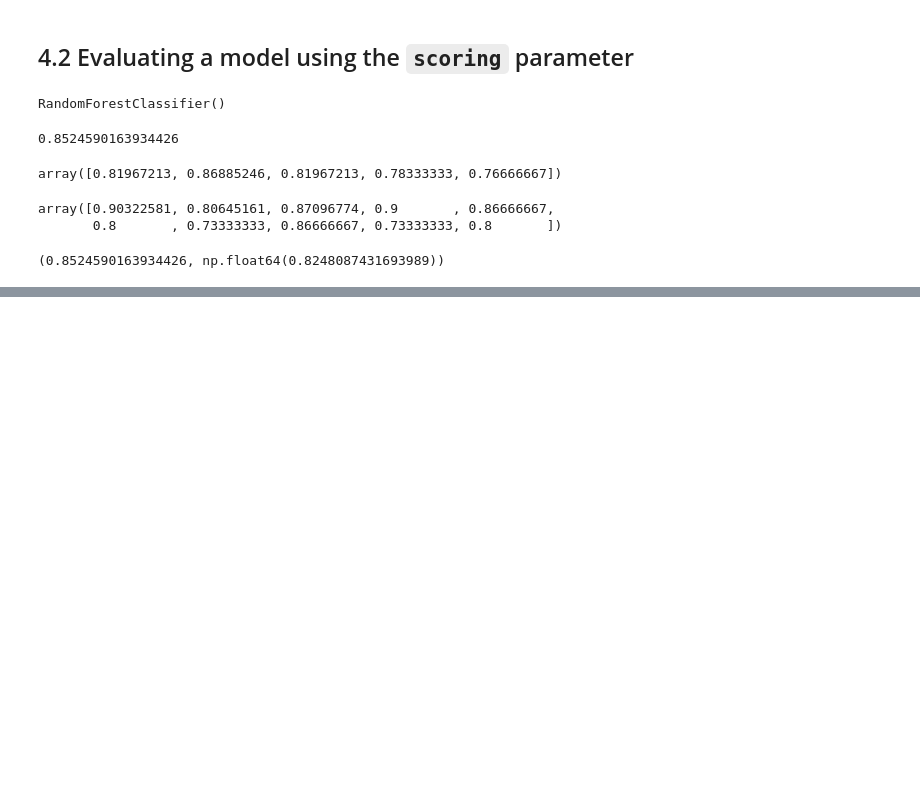
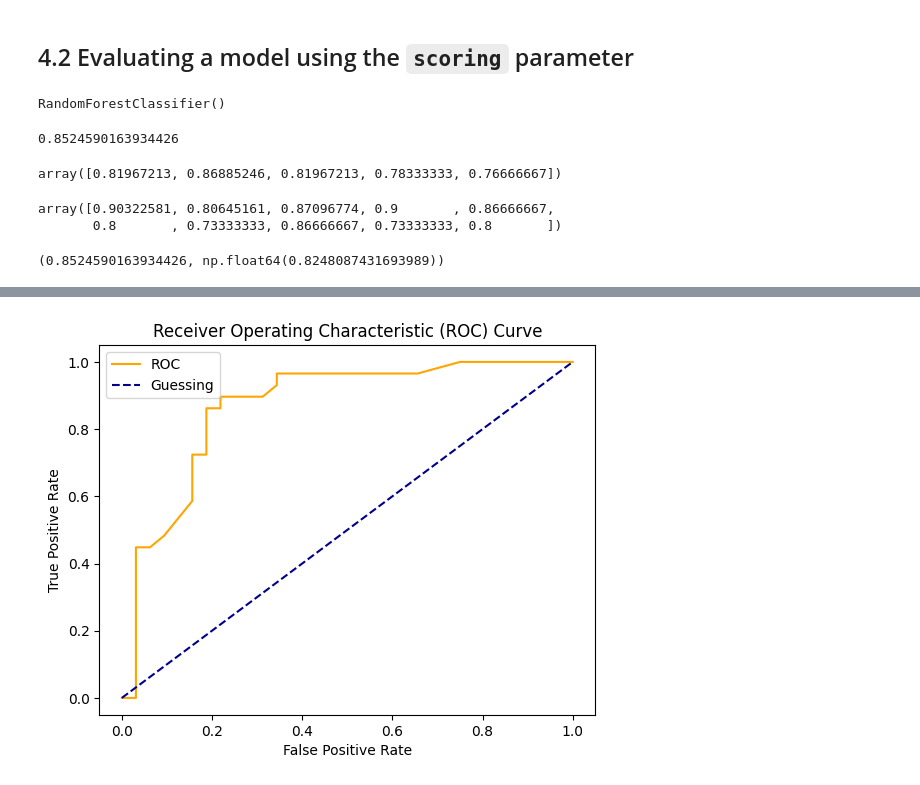
Before and after one commit to Abhishek10351/ai-ml, a Jupyter notebook: tools/sk-learn/model-evaluation.ipynb, the cells around one changed output, grey strips where cells are left out. Saved outputs shown, nothing was run; the diff lists cells and outputs as text; code cells hidden in the pictures; blank space fills up the shorter version.

Commit message:
plot roc curve

```diff
--- a/tools/sk-learn/model-evaluation.ipynb
+++ b/tools/sk-learn/model-evaluation.ipynb
@@ -125,0 +158,11 @@ clf_single_score, clf_cross_val_score
+# %%
+X_train, X_test, y_train, y_test = train_test_split(X, y, test_size=0.2)
+# %%
+from sklearn.metrics import roc_curve
+
+clf.fit(X_train, y_train)
+
+y_probs = clf.predict_proba(X_test)
+# %%
+y_probs_positive = y_probs[:, 1]
+y_probs_positive[:10], y_probs[:10]
@@ -125,0 +181,15 @@ clf_single_score, clf_cross_val_score
+# %%
+fpr, tpr, thresholds = roc_curve(y_test, y_probs_positive)
+# %%
+def plot_roc_curve(fpr, tpr):
+    plt.plot(fpr, tpr, color="orange", label="ROC")
+    plt.plot([0, 1], [0, 1], color="darkblue", linestyle="--", label="Guessing")
+    plt.xlabel("False Positive Rate")
+    plt.ylabel("True Positive Rate")
+    plt.title("Receiver Operating Characteristic (ROC) Curve")
+    plt.legend()
+    plt.show()
+
+plot_roc_curve(fpr, tpr)
+# %% [output]
+[figure, added]
```
Also changed, not shown: parts of 5 cells of this notebook.
